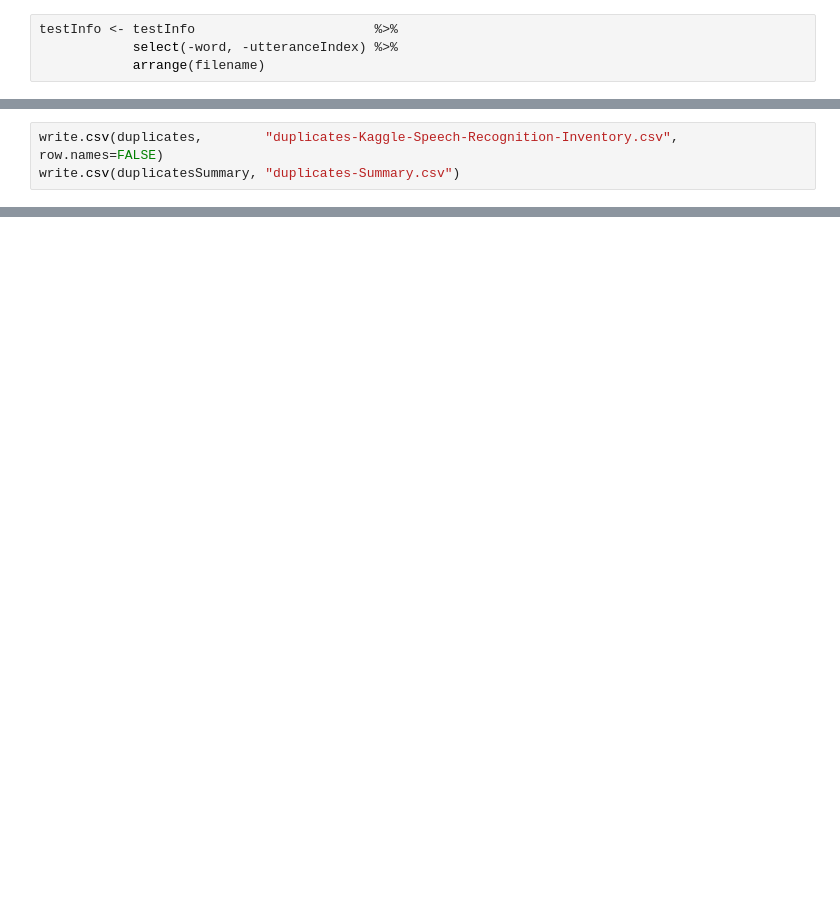
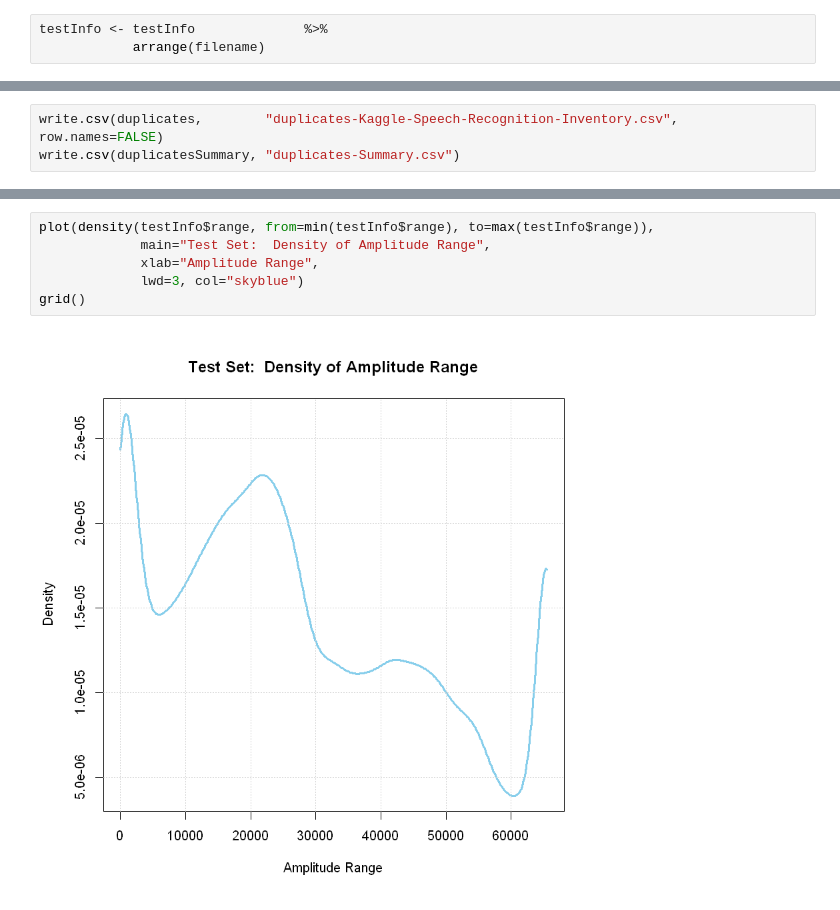
Before and after one commit to EarlGlynn/kaggle-speech-recognition, a Jupyter notebook: Jupyter/00-WAV-File-Inventory-Duplicates/00-WAV-File-Inventory.ipynb, the cells around one changed output, grey strips where cells are left out. Cells and saved outputs as stored; diff of their text form; blank space fills up the shorter version.

```diff
--- a/Jupyter/00-WAV-File-Inventory-Duplicates/00-WAV-File-Inventory.ipynb
+++ b/Jupyter/00-WAV-File-Inventory-Duplicates/00-WAV-File-Inventory.ipynb
@@ -506,4 +528,3 @@ head(testInfo)
 # %%
-testInfo <- testInfo                       %>%
-            select(-word, -utteranceIndex) %>%
+testInfo <- testInfo              %>%
             arrange(filename)
@@ -597,0 +641,8 @@ write.csv(duplicatesSummary, "duplicates-Summary.csv")
+# %%
+plot(density(testInfo$range, from=min(testInfo$range), to=max(testInfo$range)),
+             main="Test Set:  Density of Amplitude Range",
+             xlab="Amplitude Range",
+             lwd=3, col="skyblue")
+grid()
+# %% [output]
+[figure, added]
```
Also changed, not shown: parts of 20 cells of this notebook, 1 other file.
